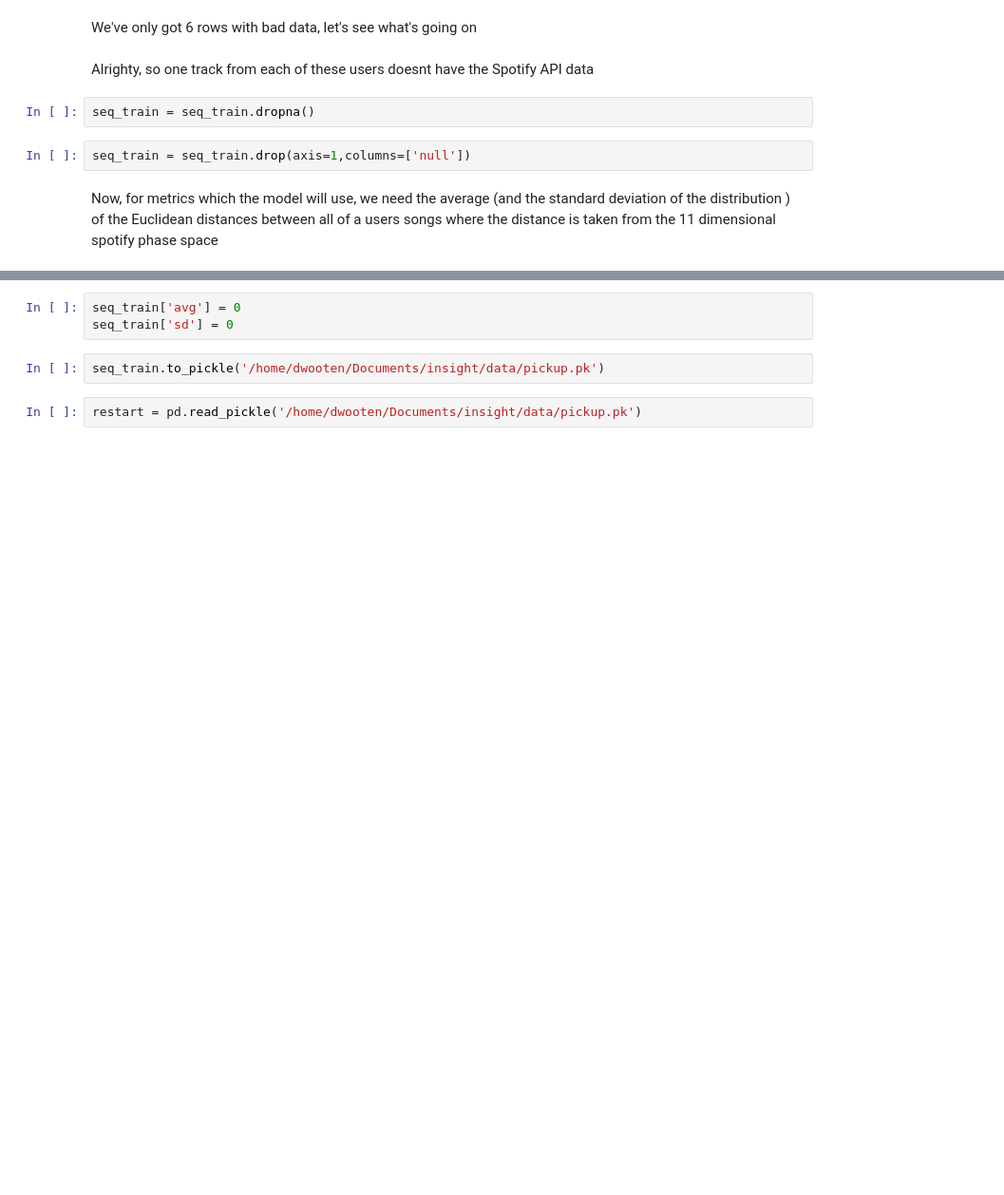
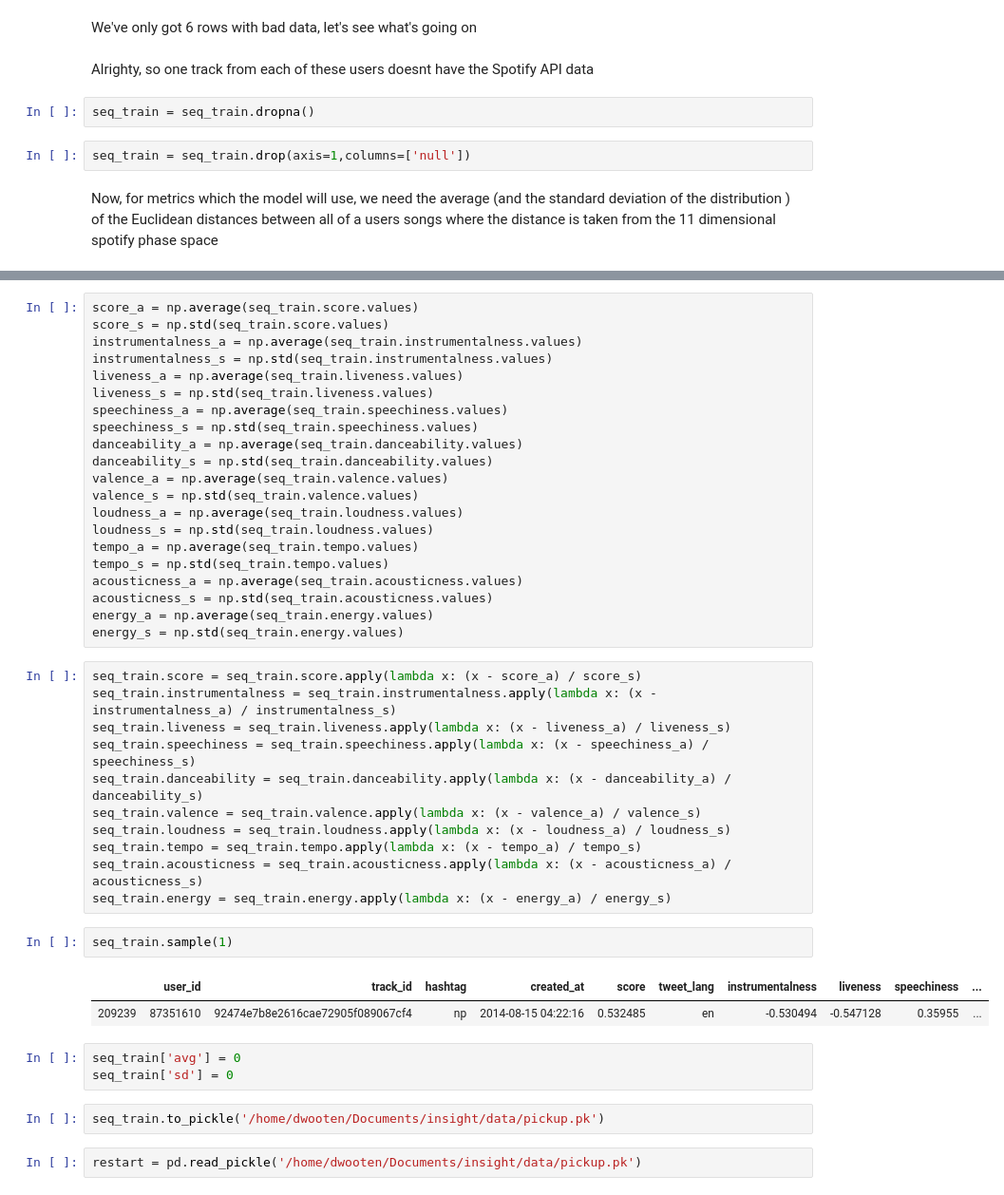
Before and after one commit to ddwooten/insight_2020_ai, a Jupyter notebook: src/py_exp_data.ipynb, the cells around one changed output, grey strips where cells are left out. Shown at 95% size. Saved outputs shown, nothing was run; the diff lists cells and outputs as text; blank space fills up the shorter version.

```diff
--- a/src/py_exp_data.ipynb
+++ b/src/py_exp_data.ipynb
@@ -809,3 +808,40 @@ seq_train.key = seq_train.key.apply(lambda x: x / key_max)
+# %%
+score_a = np.average(seq_train.score.values)
+score_s = np.std(seq_train.score.values)
+instrumentalness_a = np.average(seq_train.instrumentalness.values)
+instrumentalness_s = np.std(seq_train.instrumentalness.values)
+liveness_a = np.average(seq_train.liveness.values)
+liveness_s = np.std(seq_train.liveness.values)
+speechiness_a = np.average(seq_train.speechiness.values)
+speechiness_s = np.std(seq_train.speechiness.values)
+danceability_a = np.average(seq_train.danceability.values)
+danceability_s = np.std(seq_train.danceability.values)
+valence_a = np.average(seq_train.valence.values)
+valence_s = np.std(seq_train.valence.values)
+loudness_a = np.average(seq_train.loudness.values)
+loudness_s = np.std(seq_train.loudness.values)
+tempo_a = np.average(seq_train.tempo.values)
+tempo_s = np.std(seq_train.tempo.values)
+acousticness_a = np.average(seq_train.acousticness.values)
+acousticness_s = np.std(seq_train.acousticness.values)
+energy_a = np.average(seq_train.energy.values)
+energy_s = np.std(seq_train.energy.values)
+# %%
+seq_train.score = seq_train.score.apply(lambda x: (x - score_a) / score_s)
+seq_train.instrumentalness = seq_train.instrumentalness.apply(lambda x: (x - instrumentalness_a) / instrumentalness_s)
+seq_train.liveness = seq_train.liveness.apply(lambda x: (x - liveness_a) / liveness_s)
+seq_train.speechiness = seq_train.speechiness.apply(lambda x: (x - speechiness_a) / speechiness_s)
+seq_train.danceability = seq_train.danceability.apply(lambda x: (x - danceability_a) / danceability_s)
+seq_train.valence = seq_train.valence.apply(lambda x: (x - valence_a) / valence_s)
+seq_train.loudness = seq_train.loudness.apply(lambda x: (x - loudness_a) / loudness_s)
+seq_train.tempo = seq_train.tempo.apply(lambda x: (x - tempo_a) / tempo_s)
+seq_train.acousticness = seq_train.acousticness.apply(lambda x: (x - acousticness_a) / acousticness_s)
+seq_train.energy = seq_train.energy.apply(lambda x: (x - energy_a) / energy_s)
+# %%
+seq_train.sample(1)
+# %% [output]
+|  | user_id | track_id | hashtag | created_at | score | tweet_lang | instrumentalness | liveness | speechiness | ... |
+| 209239 | 87351610 | 92474e7b8e2616cae72905f089067cf4 | np | 2014-08-15 04:22:16 | 0.532485 | en | -0.530494 | -0.547128 | 0.35955 | ... |
 # %%
 seq_train['avg'] = 0
 seq_train['sd'] = 0
```
Also changed, not shown: parts of 16 cells of this notebook, 3 other files.
